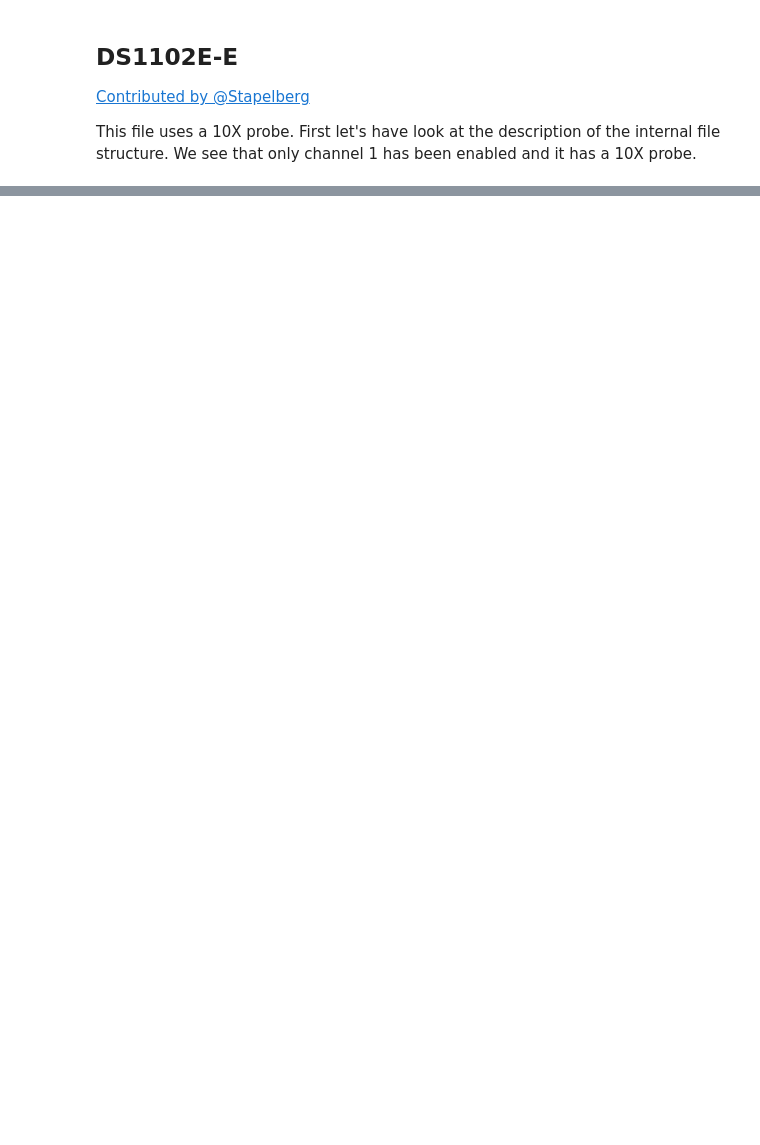
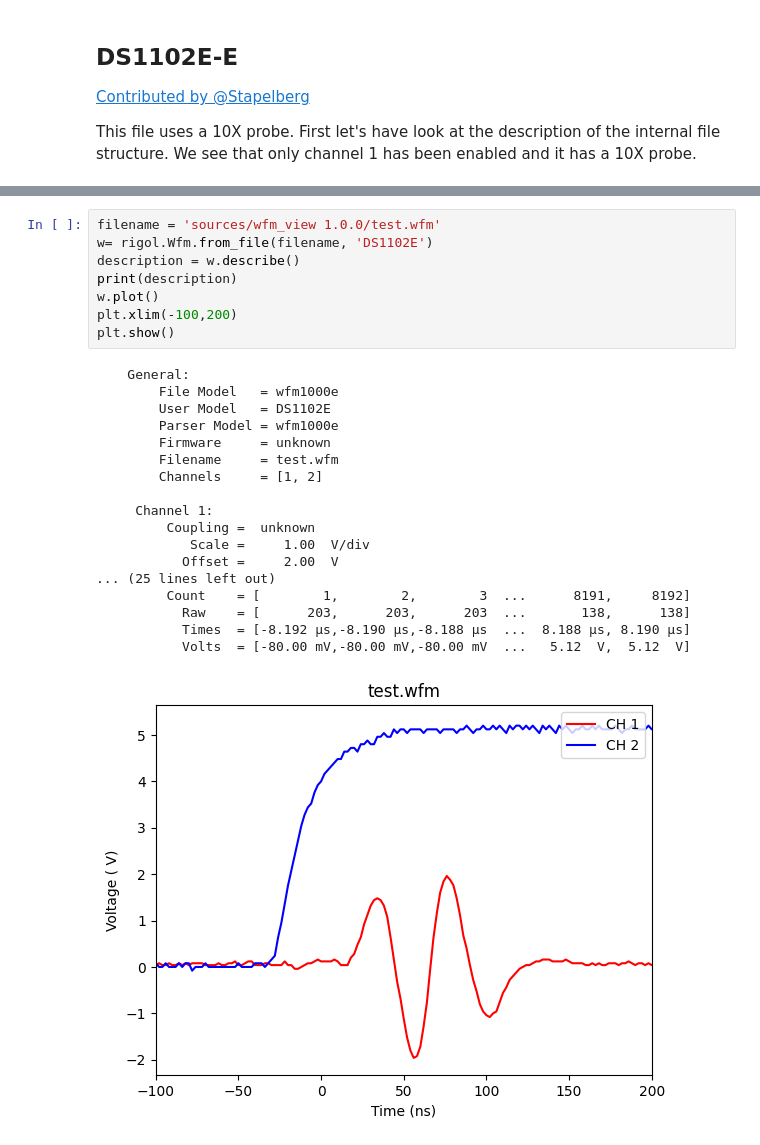
Before and after one commit to scottprahl/RigolWFM, a Jupyter notebook: docs/1-DS1000E-Waveforms.ipynb, the cells around one changed output, grey strips where cells are left out. Drawn from its saved outputs; the diff is of its cells as text; blank space fills up the shorter version.

Commit message:
more tests

```diff
--- a/docs/1-DS1000E-Waveforms.ipynb
+++ b/docs/1-DS1000E-Waveforms.ipynb
@@ -217,0 +218,27 @@ plt.show()
+# %%
+filename = 'sources/wfm_view 1.0.0/test.wfm'
+w= rigol.Wfm.from_file(filename, 'DS1102E')
+description = w.describe()
+print(description)
+w.plot()
+plt.xlim(-100,200)
+plt.show()
+# %% [output]
+    General:
+        File Model   = wfm1000e
+        User Model   = DS1102E
+        Parser Model = wfm1000e
+        Firmware     = unknown
+        Filename     = test.wfm
+        Channels     = [1, 2]
+
+     Channel 1:
+         Coupling =  unknown
+            Scale =     1.00  V/div
+           Offset =     2.00  V
+... (25 lines left out)
+         Count    = [        1,        2,        3  ...      8191,     8192]
+           Raw    = [      203,      203,      203  ...       138,      138]
+           Times  = [-8.192 µs,-8.190 µs,-8.188 µs  ...  8.188 µs, 8.190 µs]
+           Volts  = [-80.00 mV,-80.00 mV,-80.00 mV  ...   5.12  V,  5.12  V]
+[figure, added]
```
Also changed, not shown: parts of 9 cells of this notebook, 10 other files.
